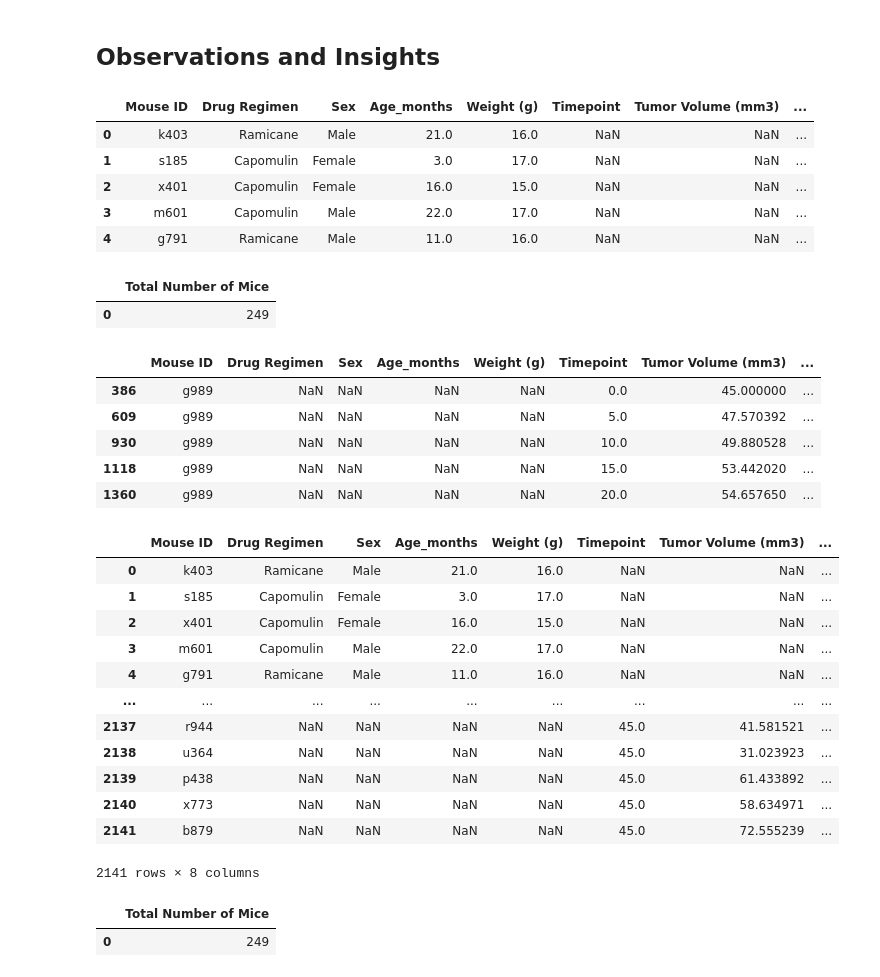
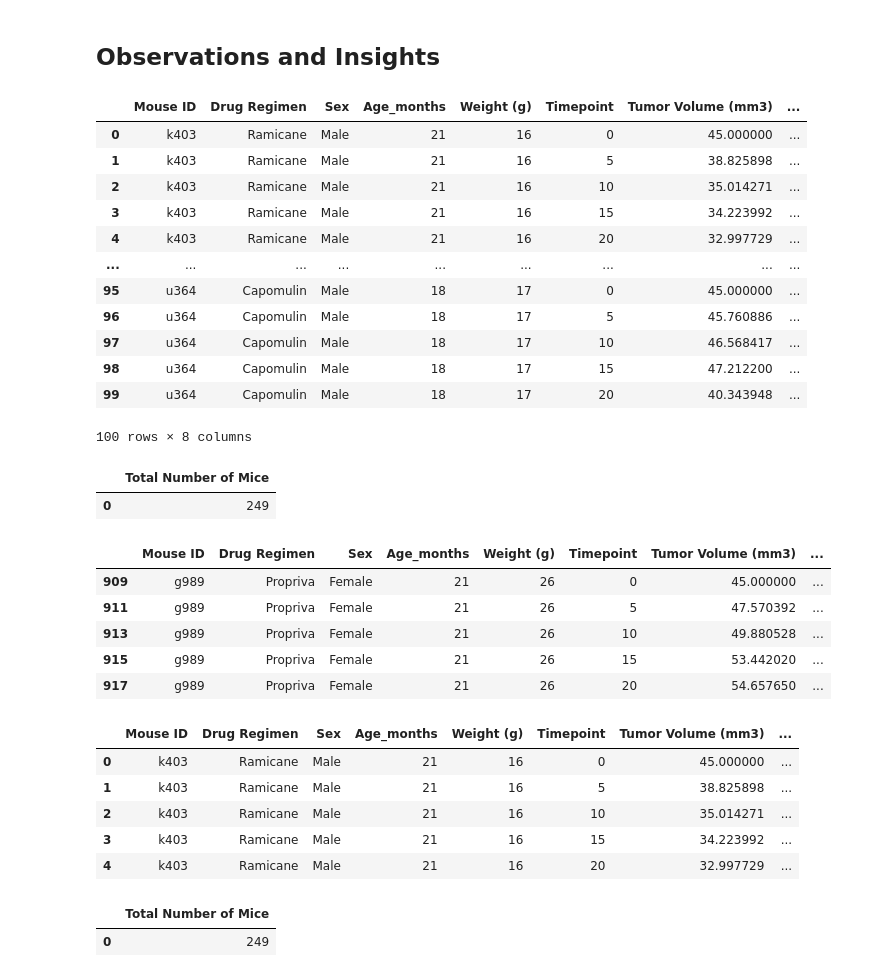
Before and after one commit to chelseakno/pharmaceutical_drugs, a Jupyter notebook: pharmaceutical_drugs.ipynb, the cells around one changed output. Saved outputs shown, nothing was run; the diff lists cells and outputs as text; code cells hidden in the pictures.

```diff
--- a/pharmaceutical_drugs.ipynb
+++ b/pharmaceutical_drugs.ipynb
@@ -3,29 +3,36 @@
 # %%
 # Dependencies and Setup
 import matplotlib.pyplot as plt
 import pandas as pd
 import scipy.stats as st
 
 # Study data files
-mouse_metadata_path = "resources/mouse_data.csv"
-study_results_path = "resources/study_results.csv"
+mouseMetadata_path = "resources/mouse_data.csv"
+studyResults_path = "resources/study_results.csv"
 
 # Read the mouse data and the study results
-mouse_metadata = pd.read_csv(mouse_metadata_path)
-study_results = pd.read_csv(study_results_path)
+mouseMetadata = pd.read_csv(mouseMetadata_path)
+studyResults = pd.read_csv(studyResults_path)
 
 # Combine the data into a single dataset
-mouseStudy_df = pd.concat([mouse_metadata, study_results], axis = 0).reset_index(drop = True)
+mouseStudy_df = pd.merge(mouseMetadata, studyResults, how="left", on="Mouse ID")
 
 # Display the data table for preview
-mouseStudy_df.head()
+mouseStudy_df.head(100)
 # %% [output]
 |  | Mouse ID | Drug Regimen | Sex | Age_months | Weight (g) | Timepoint | Tumor Volume (mm3) | ... |
-| 0 | k403 | Ramicane | Male | 21.0 | 16.0 | NaN | NaN | ... |
-| 1 | s185 | Capomulin | Female | 3.0 | 17.0 | NaN | NaN | ... |
-| 2 | x401 | Capomulin | Female | 16.0 | 15.0 | NaN | NaN | ... |
-| 3 | m601 | Capomulin | Male | 22.0 | 17.0 | NaN | NaN | ... |
-| 4 | g791 | Ramicane | Male | 11.0 | 16.0 | NaN | NaN | ... |
+| 0 | k403 | Ramicane | Male | 21 | 16 | 0 | 45.000000 | ... |
+| 1 | k403 | Ramicane | Male | 21 | 16 | 5 | 38.825898 | ... |
+| 2 | k403 | Ramicane | Male | 21 | 16 | 10 | 35.014271 | ... |
+| 3 | k403 | Ramicane | Male | 21 | 16 | 15 | 34.223992 | ... |
+| 4 | k403 | Ramicane | Male | 21 | 16 | 20 | 32.997729 | ... |
+| ... | ... | ... | ... | ... | ... | ... | ... | ... |
+| 95 | u364 | Capomulin | Male | 18 | 17 | 0 | 45.000000 | ... |
+| 96 | u364 | Capomulin | Male | 18 | 17 | 5 | 45.760886 | ... |
+| 97 | u364 | Capomulin | Male | 18 | 17 | 10 | 46.568417 | ... |
+| 98 | u364 | Capomulin | Male | 18 | 17 | 15 | 47.212200 | ... |
+| 99 | u364 | Capomulin | Male | 18 | 17 | 20 | 40.343948 | ... |
+100 rows × 8 columns
 # %%
 # Checking the number of mice.
 mouseCount = len(mouseStudy_df["Mouse ID"].value_counts())
@@ -40,8 +47,8 @@ duplicates = mouseStudy_df[mouseStudy_df.duplicated(['Mouse ID', 'Timepoint'])]
 duplicates
 # %% [output]
 |  | Mouse ID | Drug Regimen | Sex | Age_months | Weight (g) | Timepoint | Tumor Volume (mm3) | ... |
-| 386 | g989 | NaN | NaN | NaN | NaN | 0.0 | 45.000000 | ... |
-| 609 | g989 | NaN | NaN | NaN | NaN | 5.0 | 47.570392 | ... |
-| 930 | g989 | NaN | NaN | NaN | NaN | 10.0 | 49.880528 | ... |
-| 1118 | g989 | NaN | NaN | NaN | NaN | 15.0 | 53.442020 | ... |
-| 1360 | g989 | NaN | NaN | NaN | NaN | 20.0 | 54.657650 | ... |
+| 909 | g989 | Propriva | Female | 21 | 26 | 0 | 45.000000 | ... |
+| 911 | g989 | Propriva | Female | 21 | 26 | 5 | 47.570392 | ... |
+| 913 | g989 | Propriva | Female | 21 | 26 | 10 | 49.880528 | ... |
+| 915 | g989 | Propriva | Female | 21 | 26 | 15 | 53.442020 | ... |
+| 917 | g989 | Propriva | Female | 21 | 26 | 20 | 54.657650 | ... |
@@ -50,21 +55,16 @@ duplicates
 # %%
 # Create a clean DataFrame by dropping the duplicate mouse by its ID.
-cleanMice = mouseStudy_df.drop_duplicates()
-cleanMice
+cleanMice = mouseStudy_df[mouseStudy_df['Mouse ID'].isin(duplicates)==False]
+
+#cleanMice = mouseStudy_df.drop_duplicates()
+cleanMice.head()
 # %% [output]
 |  | Mouse ID | Drug Regimen | Sex | Age_months | Weight (g) | Timepoint | Tumor Volume (mm3) | ... |
-| 0 | k403 | Ramicane | Male | 21.0 | 16.0 | NaN | NaN | ... |
-| 1 | s185 | Capomulin | Female | 3.0 | 17.0 | NaN | NaN | ... |
-| 2 | x401 | Capomulin | Female | 16.0 | 15.0 | NaN | NaN | ... |
-| 3 | m601 | Capomulin | Male | 22.0 | 17.0 | NaN | NaN | ... |
-| 4 | g791 | Ramicane | Male | 11.0 | 16.0 | NaN | NaN | ... |
-| ... | ... | ... | ... | ... | ... | ... | ... | ... |
-| 2137 | r944 | NaN | NaN | NaN | NaN | 45.0 | 41.581521 | ... |
-| 2138 | u364 | NaN | NaN | NaN | NaN | 45.0 | 31.023923 | ... |
-| 2139 | p438 | NaN | NaN | NaN | NaN | 45.0 | 61.433892 | ... |
-| 2140 | x773 | NaN | NaN | NaN | NaN | 45.0 | 58.634971 | ... |
-| 2141 | b879 | NaN | NaN | NaN | NaN | 45.0 | 72.555239 | ... |
+| 0 | k403 | Ramicane | Male | 21 | 16 | 0 | 45.000000 | ... |
+| 1 | k403 | Ramicane | Male | 21 | 16 | 5 | 38.825898 | ... |
+| 2 | k403 | Ramicane | Male | 21 | 16 | 10 | 35.014271 | ... |
+| 3 | k403 | Ramicane | Male | 21 | 16 | 15 | 34.223992 | ... |
+| 4 | k403 | Ramicane | Male | 21 | 16 | 20 | 32.997729 | ... |
-2141 rows × 8 columns
 # %%
 # Checking the number of mice in the clean DataFrame.
 newMice = len(cleanMice["Mouse ID"].value_counts())
```
Also changed, not shown: parts of 17 cells of this notebook, 2 other files.
